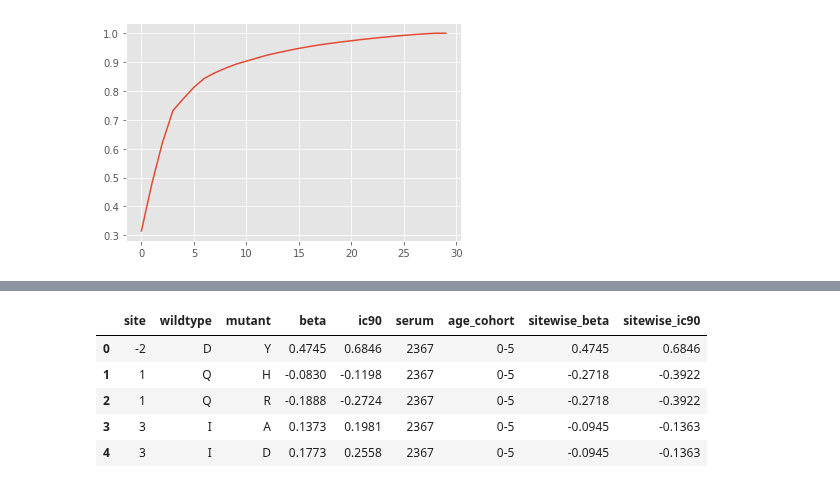
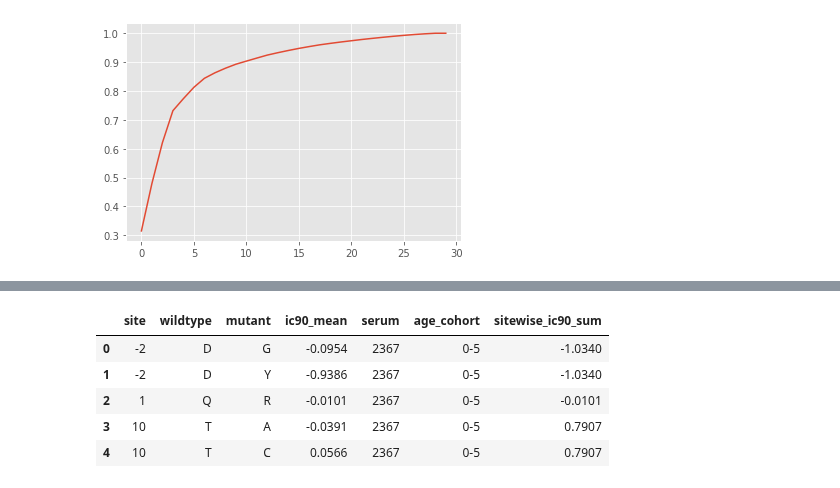
Before and after one commit to sorsinelli/flu_h3_hk19_dms_ic50, a Jupyter notebook: scratch_notebooks/230605_mds-analysis/Untitled1.ipynb, the cells around one changed output, grey strips where cells are left out. Drawn from its saved outputs; the diff is of its cells as text; code cells hidden in the pictures.

```diff
--- a/scratch_notebooks/230605_mds-analysis/Untitled1.ipynb
+++ b/scratch_notebooks/230605_mds-analysis/Untitled1.ipynb
@@ -25,10 +25,11 @@ os.chdir('../../')
 ped_sera = [2367, 3944, 2462, 2389, 2323, 2388, 2463, 3973, 4299, 4584]
 teen_sera = [2343, 2350, 2365, 2380, 2382, 3866, 3856, 3857, 3862, 3895]
 adult_sera = ['33C', '34C', '197C', '199C', '215C', '210C', '74C', '68C', '150C', '18C']
+misc_adults = ['AUSAB-05', 'AUSAB-08', 'AUSAB-16', 'AUSAB-07', 'AUSAB-11', 'AUSAB-13']
 
 # get list of lists for samples divided by age group
-serum_lists = [ped_sera, teen_sera, adult_sera]
-age_cohorts = ['0-5', '15-18', '40-45']
+serum_lists = [ped_sera, teen_sera, adult_sera, misc_adults]
+age_cohorts = ['0-5', '15-18', '40-45', 'misc']
 
 # adjust this if we want more stringent filtering
 min_times_seen = 5
@@ -175,61 +176,87 @@ pca_plot
 # %%
 # define samples in each age cohort
 ped_sera = [2367, 3944, 2462, 2389, 2323, 2388, 2463, 3973, 4299, 4584]
 teen_sera = [2343, 2350, 2365, 2380, 2382, 3866, 3856, 3857, 3862, 3895]
 adult_sera = ['33C', '34C', '197C', '199C', '215C', '210C', '74C', '68C', '150C', '18C']
+misc_adults = ['AUSAB-05', 'AUSAB-08', 'AUSAB-16', 'AUSAB-07', 'AUSAB-11', 'AUSAB-13']
 
 # get list of lists for samples divided by age group
-serum_lists = [ped_sera, teen_sera, adult_sera]
-age_cohorts = ['0-5', '15-18', '40-45']
+serum_lists = [ped_sera, teen_sera, adult_sera, misc_adults]
+age_cohorts = ['0-5', '15-18', '40-45', 'misc']
 
 # adjust this if we want more stringent filtering
 min_times_seen = 5
 
 df_list = []
 
 i = 0 # for looping across age cohort definitions
 
 for list in serum_lists:
-    for serum in list:
-        # reading in values from just libB models
-        beta_df = pd.read_csv(f'results/antibody_escape/{serum}_rep.csv'
-                                 ).query(f"`times_seen` >= {min_times_seen}"
-                                        ).query("`library` == 'libA'")
-        ic90_df = pd.read_csv(f'results/antibody_escape/{serum}_icXX_rep.csv'
-                                 ).query(f"`times_seen` >= {min_times_seen}"
-                                        ).query("`library` == 'libA'")
+    if list != misc_adults:
+        for serum in list:
+            # reading in values from just libB models
+            # beta_df = pd.read_csv(f'results/antibody_escape/{serum}_rep.csv'
+            #                          ).query(f"`times_seen` >= {min_times_seen}"
+            #                                 ).query("`library` == 'libB'")
+            ic90_df = pd.read_csv(f'results/antibody_escape/{serum}_icXX_rep.csv'
+                                     ).query(f"`times_seen` >= {min_times_seen}"
+                                            ).query("`library` == 'libB'")
 
-        # get both ic90 and beta in same df
-        full_df = beta_df.merge(ic90_df,
-                                    how='left',
-                                    on=['site', 'wildtype', 'mutant']
-                                   )[['site', 'wildtype', 'mutant', 'escape',
-                                      'log2 fold change IC90']]
+            # get both ic90 and beta in same df
+            # full_df = beta_df.merge(ic90_df,
+            #                             how='left',
+            #                             on=['site', 'wildtype', 'mutant']
+            #                            )[['site', 'wildtype', 'mutant', 'escape',
+            #                               'log2 fold change IC90']]
 
-        full_df = full_df.rename(columns={'log2 fold change IC90': 'ic90',
-                                          'escape': 'beta'
-                                         })
-        serum = str(serum) # ped / teen sera automatically read as ints
-        full_df['serum'] = serum
-        full_df['age_cohort'] = age_cohorts[i]
+            full_df = ic90_df[['site', 'wildtype', 'mutant',
+                               'log2 fold change IC90']]
 
-        # also get summed site scores to check AA-level vs site-level metrics
-        full_df['sitewise_beta'] = full_df['beta'].groupby(full_df['site']).transform('sum')
-        full_df['sitewise_ic90'] = full_df['ic90'].groupby(full_df['site']).transform('sum')
+            full_df = full_df.rename(columns={'log2 fold change IC90': 'ic90_mean',
+                                             })
+            serum = str(serum) # ped / teen sera automatically read as ints
+            full_df['serum'] = serum
+            full_df['age_cohort'] = age_cohorts[i]
 
-        df_list.append(full_df)
+            # also get summed site scores to check AA-level vs site-level metrics
+            # full_df['sitewise_beta'] = full_df['beta'].groupby(full_df['site']).transform('sum')
+            full_df['sitewise_ic90_sum'] = full_df['ic90_mean'].groupby(full_df['site']).transform('sum')
 
-    i+=1
+            df_list.append(full_df)
+
+        i+=1
+
+    else:
+        for serum in list:
+            ic90_df = pd.read_csv(f'results/antibody_escape/{serum}_icXX_rep.csv'
+                                     ).query(f"`times_seen` >= {min_times_seen}"
+                                            ).query("`library` == 'libA'")
+
+            full_df = ic90_df[['site', 'wildtype', 'mutant',
+                               'log2 fold change IC90']]
+
+            full_df = full_df.rename(columns={'log2 fold change IC90': 'ic90_mean',
+                                             })
+            serum = str(serum) # ped / teen sera automatically read as ints
+            full_df['serum'] = serum
+            full_df['age_cohort'] = age_cohorts[i]
+
+            # also get summed site scores to check AA-level vs site-level metrics
+            full_df['sitewise_ic90_sum'] = full_df['ic90_mean'].groupby(full_df['site']).transform('sum')
+
+            df_list.append(full_df)
+
+        i+=1
 
 # concat to final df
 escape_df = pd.concat(df_list).reset_index(drop=True)
 
 escape_df.head()
 # %% [output]
-|  | site | wildtype | mutant | beta | ic90 | serum | age_cohort | sitewise_beta | sitewise_ic90 |
-| 0 | -2 | D | Y | 0.4745 | 0.6846 | 2367 | 0-5 | 0.4745 | 0.6846 |
-| 1 | 1 | Q | H | -0.0830 | -0.1198 | 2367 | 0-5 | -0.2718 | -0.3922 |
-| 2 | 1 | Q | R | -0.1888 | -0.2724 | 2367 | 0-5 | -0.2718 | -0.3922 |
-| 3 | 3 | I | A | 0.1373 | 0.1981 | 2367 | 0-5 | -0.0945 | -0.1363 |
-| 4 | 3 | I | D | 0.1773 | 0.2558 | 2367 | 0-5 | -0.0945 | -0.1363 |
+|  | site | wildtype | mutant | ic90_mean | serum | age_cohort | sitewise_ic90_sum |
+| 0 | -2 | D | G | -0.0954 | 2367 | 0-5 | -1.0340 |
+| 1 | -2 | D | Y | -0.9386 | 2367 | 0-5 | -1.0340 |
+| 2 | 1 | Q | R | -0.0101 | 2367 | 0-5 | -0.0101 |
+| 3 | 10 | T | A | -0.0391 | 2367 | 0-5 | 0.7907 |
+| 4 | 10 | T | C | 0.0566 | 2367 | 0-5 | 0.7907 |
 # %%
```
Also changed, not shown: parts of 2 cells of this notebook, 3 other files.
